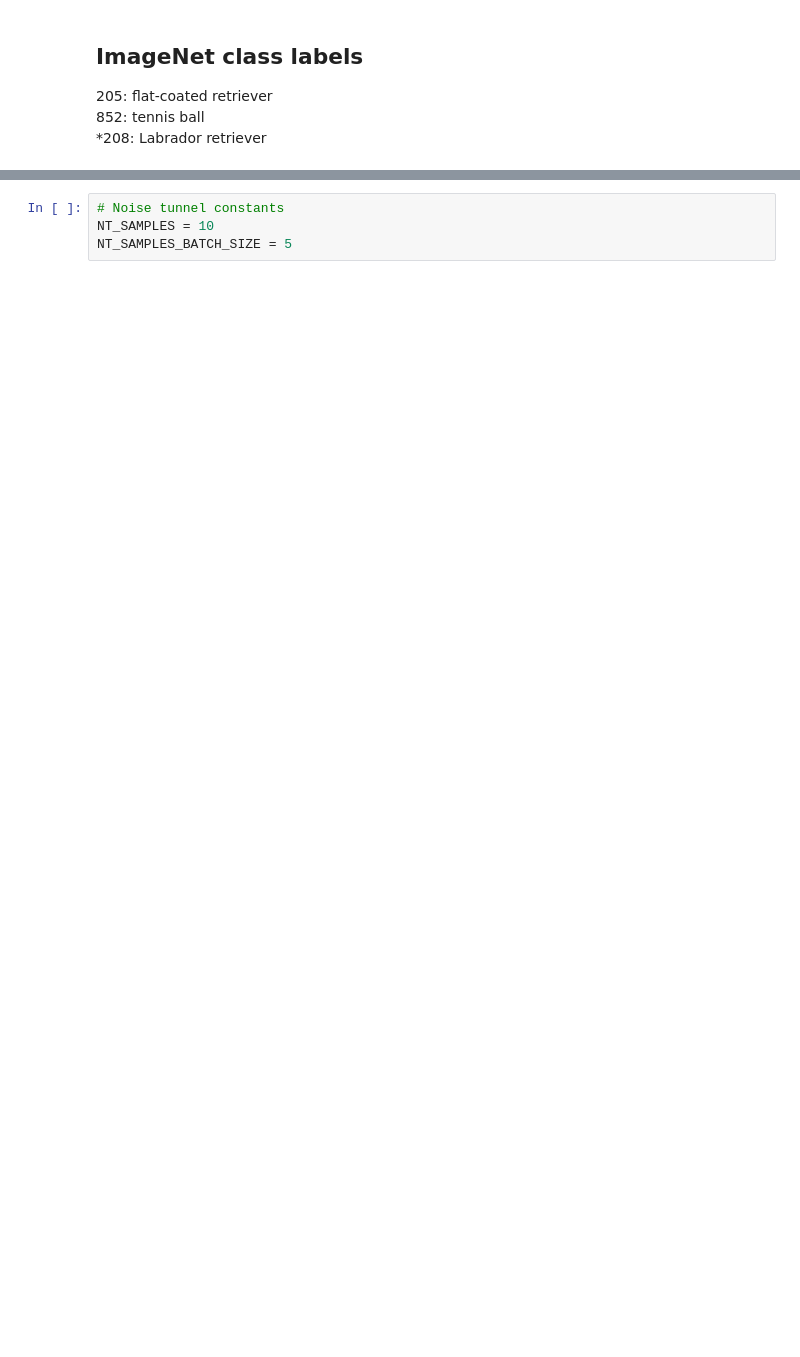
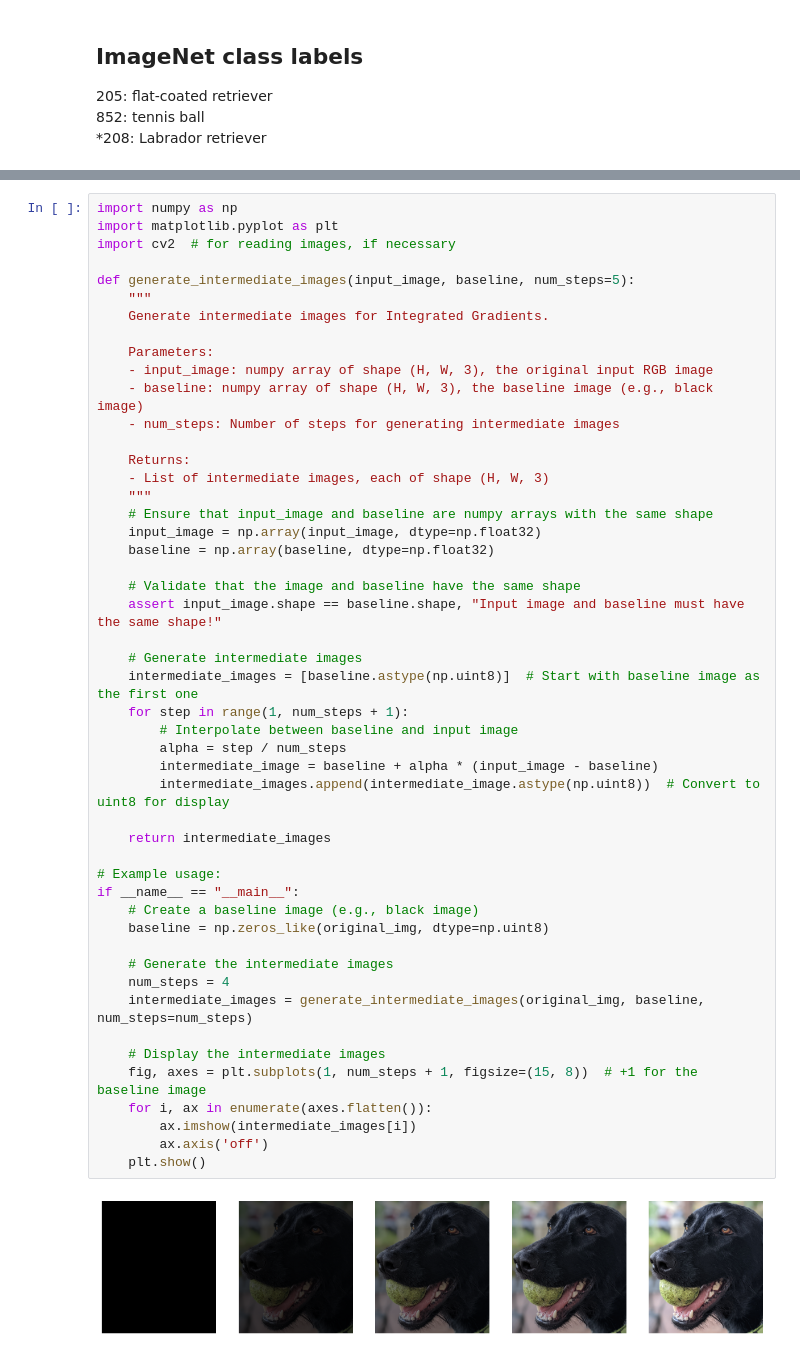
Before and after one commit to ZacCarrico/mlops_genai_2024, a Jupyter notebook: gradient_based_interp.ipynb, the cells around one changed output, grey strips where cells are left out. Drawn from its saved outputs; the diff is of its cells as text; blank space fills up the shorter version.

```diff
--- a/gradient_based_interp.ipynb
+++ b/gradient_based_interp.ipynb
@@ -91,4 +105,51 @@ Clipping input data to the valid range for imshow with RGB data ([0..1] for floa
-# %%
-# Noise tunnel constants
-NT_SAMPLES = 10
-NT_SAMPLES_BATCH_SIZE = 5
+# %%
+import numpy as np
+import matplotlib.pyplot as plt
+import cv2  # for reading images, if necessary
+
+def generate_intermediate_images(input_image, baseline, num_steps=5):
+    """
+    Generate intermediate images for Integrated Gradients.
+
+    Parameters:
+    - input_image: numpy array of shape (H, W, 3), the original input RGB image
+    - baseline: numpy array of shape (H, W, 3), the baseline image (e.g., black image)
+    - num_steps: Number of steps for generating intermediate images
+
+    Returns:
+    - List of intermediate images, each of shape (H, W, 3)
+    """
+    # Ensure that input_image and baseline are numpy arrays with the same shape
+    input_image = np.array(input_image, dtype=np.float32)
+    baseline = np.array(baseline, dtype=np.float32)
+
+    # Validate that the image and baseline have the same shape
+    assert input_image.shape == baseline.shape, "Input image and baseline must have the same shape!"
+
+    # Generate intermediate images
+    intermediate_images = [baseline.astype(np.uint8)]  # Start with baseline image as the first one
+    for step in range(1, num_steps + 1):
+        # Interpolate between baseline and input image
+        alpha = step / num_steps
+        intermediate_image = baseline + alpha * (input_image - baseline)
+        intermediate_images.append(intermediate_image.astype(np.uint8))  # Convert to uint8 for display
+
+    return intermediate_images
+
+# Example usage:
+if __name__ == "__main__":
+    # Create a baseline image (e.g., black image)
+    baseline = np.zeros_like(original_img, dtype=np.uint8)
+
+    # Generate the intermediate images
+    num_steps = 4
+    intermediate_images = generate_intermediate_images(original_img, baseline, num_steps=num_steps)
+
+    # Display the intermediate images
+    fig, axes = plt.subplots(1, num_steps + 1, figsize=(15, 8))  # +1 for the baseline image
+    for i, ax in enumerate(axes.flatten()):
+        ax.imshow(intermediate_images[i])
+        ax.axis('off')
+    plt.show()
+# %% [output]
+[figure, added]
```
Also changed, not shown: parts of 17 cells of this notebook.
